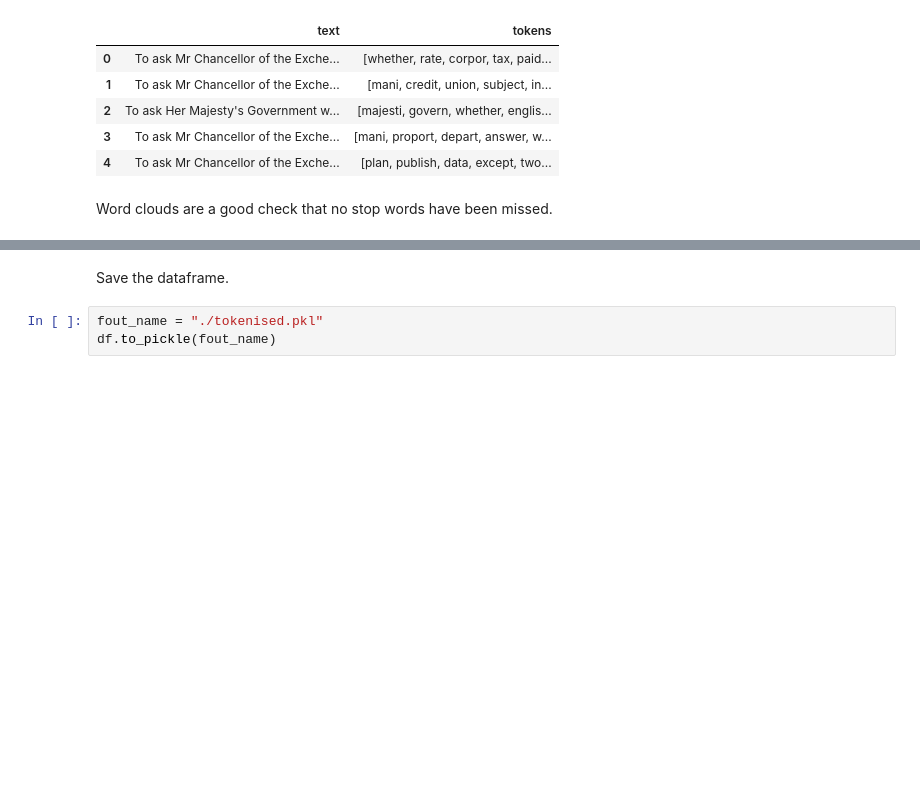
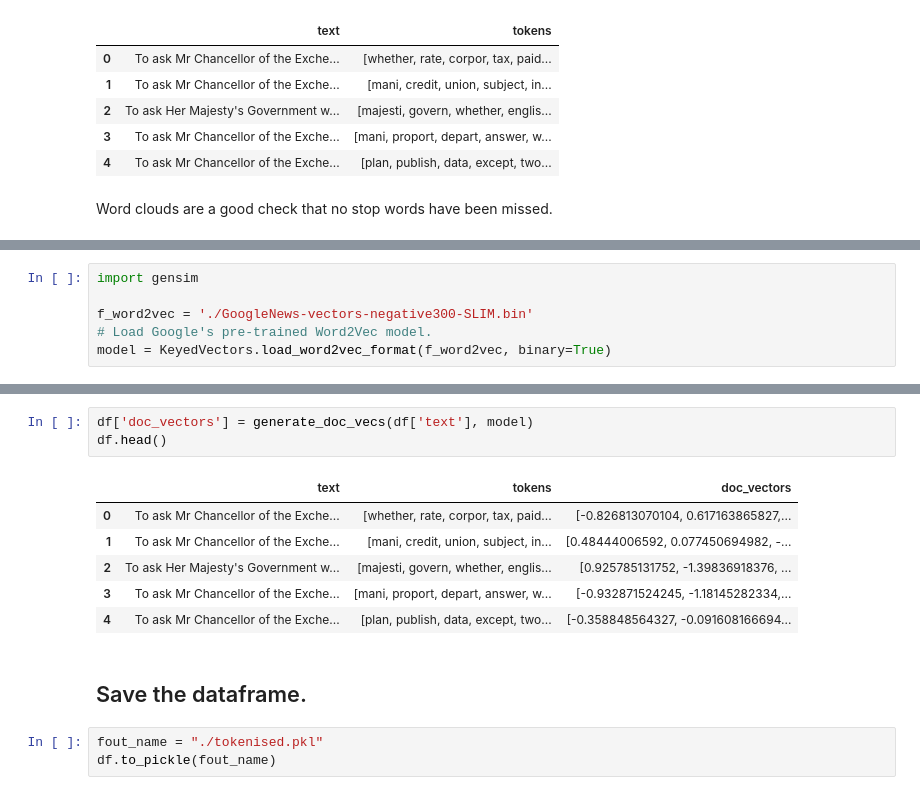
Before and after one commit to jjfallon/text-clustering, a Jupyter notebook: Clean the data.ipynb, the cells around one changed output, grey strips where cells are left out. Cells and saved outputs as stored; diff of their text form; blank space fills up the shorter version.

Commit message:
Added document vector creation.

```diff
--- a/Clean the data.ipynb
+++ b/Clean the data.ipynb
@@ -98,0 +108,6 @@ plt.show()
+# %%
+import gensim
+
+f_word2vec = './GoogleNews-vectors-negative300-SLIM.bin'
+# Load Google's pre-trained Word2Vec model.
+model = KeyedVectors.load_word2vec_format(f_word2vec, binary=True)
@@ -99,5 +177,15 @@ plt.show()
+# %%
+df['doc_vectors'] = generate_doc_vecs(df['text'], model)
+df.head()
+# %% [output]
+|  | text | tokens | doc_vectors |
+| 0 | To ask Mr Chancellor of the Exche... | [whether, rate, corpor, tax, paid... | [-0.826813070104, 0.617163865827,... |
+| 1 | To ask Mr Chancellor of the Exche... | [mani, credit, union, subject, in... | [0.48444006592, 0.077450694982, -... |
+| 2 | To ask Her Majesty's Government w... | [majesti, govern, whether, englis... | [0.925785131752, -1.39836918376, ... |
+| 3 | To ask Mr Chancellor of the Exche... | [mani, proport, depart, answer, w... | [-0.932871524245, -1.18145282334,... |
+| 4 | To ask Mr Chancellor of the Exche... | [plan, publish, data, except, two... | [-0.358848564327, -0.091608166694... |
 # %% [markdown]
-Save the dataframe.
+## Save the dataframe.
 # %%
 fout_name = "./tokenised.pkl"
 df.to_pickle(fout_name)
```
Also changed, not shown: parts of 4 cells of this notebook.
